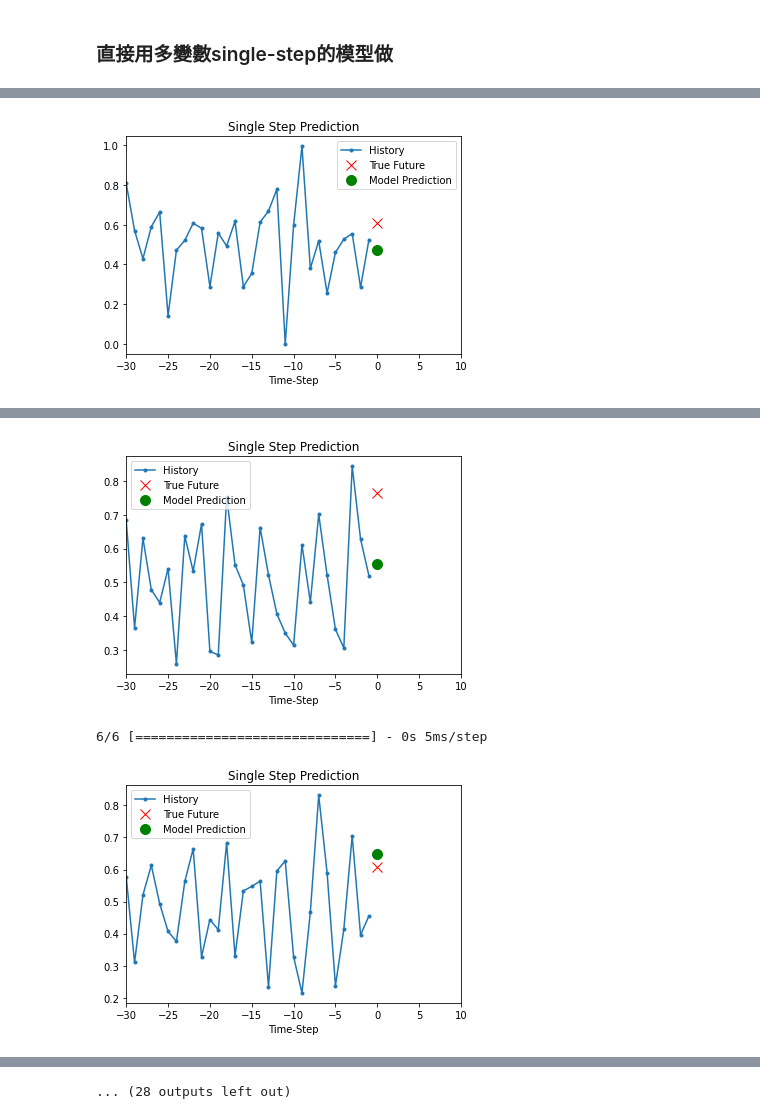
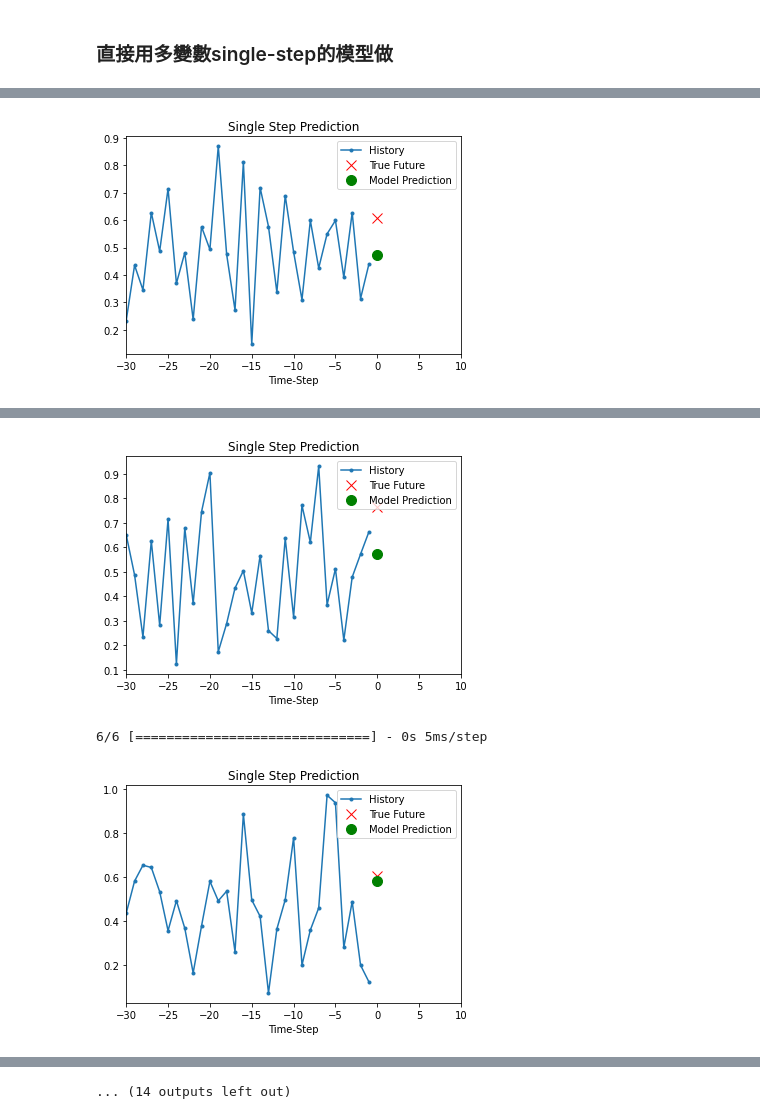
Before and after one commit to theandyhuang/pipe_3_RNN_LSTM_prediction, a Jupyter notebook: pipe_3_RNN_LSTM_prediction.ipynb, the cells around one changed output, grey strips where cells are left out. Saved outputs shown, nothing was run; the diff lists cells and outputs as text; code cells hidden in the pictures.

Commit message:
LSTM stake

```diff
--- a/pipe_3_RNN_LSTM_prediction.ipynb
+++ b/pipe_3_RNN_LSTM_prediction.ipynb
@@ -844,12 +844,12 @@ max       1.000000     1.000000     1.000000     1.000000
 TRAIN_SPLIT= 1500
 tf.random.set_seed(13)
 EVALUATION_INTERVAL = 200
-EPOCHS = 10
+EPOCHS = 20
 
 #設置參數
 past_history = 30
 future_target = 1
-STEP = 1
+STEP = 1 # 因為資料中間沒有省略，所以這份資料中每5分鐘就是一個step，我也是每5分鐘就直接取一筆，若10分鐘取一筆，才設定2，意思是一次step是兩步
 
 x_train_single, y_train_single = multivariate_data(dataset[:, 3:], dataset[:, -1], 0,
                                                        TRAIN_SPLIT, past_history,
@@ -864,9 +864,14 @@ x_val_single, y_val_single = multivariate_data(dataset[:, 3:], dataset[:, -1],
 # %%
 single_step_model = tf.keras.models.Sequential()
 single_step_model.add(tf.keras.layers.LSTM(32,
+                                           return_sequences=True,
+                                           dropout=0.1,
+                                           recurrent_dropout=0.5,
                                            input_shape=x_train_single.shape[-2:]))
-# single_step_model.add(tf.keras.layers.LSTM(16,
-#                                             activation='relu'))
+single_step_model.add(tf.keras.layers.LSTM(64,
+                                            dropout=0.1,
+                                            recurrent_dropout=0.5,
+                                            activation='relu'))
 
 
 ## 多加Dense layer試試看，看能不能提升準確度
@@ -918,6 +925,12 @@ for x, y in val_data_single.take(1):
 # %%
 from sklearn.preprocessing import MinMaxScaler
 min_max_scaler = MinMaxScaler()
+
+## 1個batch共取256筆資料，其中一筆資料是前面設定每20筆資料當作一個窗格，然後每一個窗格的feature與label對上後打亂
+## 其中每10000筆原始資料打亂一次，在這裡基本就是全部打亂一次
+## 但因為一個窗格的feature與label還是在同一個train_univariate的tuple裡面，所以打亂比較沒關係
+BATCH_SIZE = 256
+BUFFER_SIZE = 10000
 
 for part_df in all_df:
     #正規化(在這裡要用MinMaxScaler正規化效果比較好)
@@ -943,8 +956,8 @@ for part_df in all_df:
 
     ## tf.data，弄成generator
     train_data_single = tf.data.Dataset.from_tensor_slices((x_train_single, y_train_single))
-#     train_data_single = train_data_single.cache().shuffle(BUFFER_SIZE).batch(BATCH_SIZE).repeat()
-    train_data_single = train_data_single.cache().batch(BATCH_SIZE).repeat() # 不要打亂試試看
+    train_data_single = train_data_single.cache().shuffle(BUFFER_SIZE).batch(BATCH_SIZE).repeat()
+#     train_data_single = train_data_single.cache().batch(BATCH_SIZE).repeat() # 不要打亂試試看
 
     val_data_single = tf.data.Dataset.from_tensor_slices((x_val_single, y_val_single))
     val_data_single = val_data_single.batch(BATCH_SIZE).repeat()
@@ -994 +1004 @@ Epoch 10/10
-[figure, old version]
+[figure, new version]
@@ -996,3 +1006,3 @@ Epoch 10/10
-[figure, old version]
+[figure, new version]
 6/6 [==============================] - 0s 5ms/step
-[figure, old version]
+[figure, new version]
@@ -1022 +1029 @@ Epoch 10/10
-... (28 outputs left out)
+... (14 outputs left out)
```
Also changed, not shown: parts of 8 cells of this notebook.
